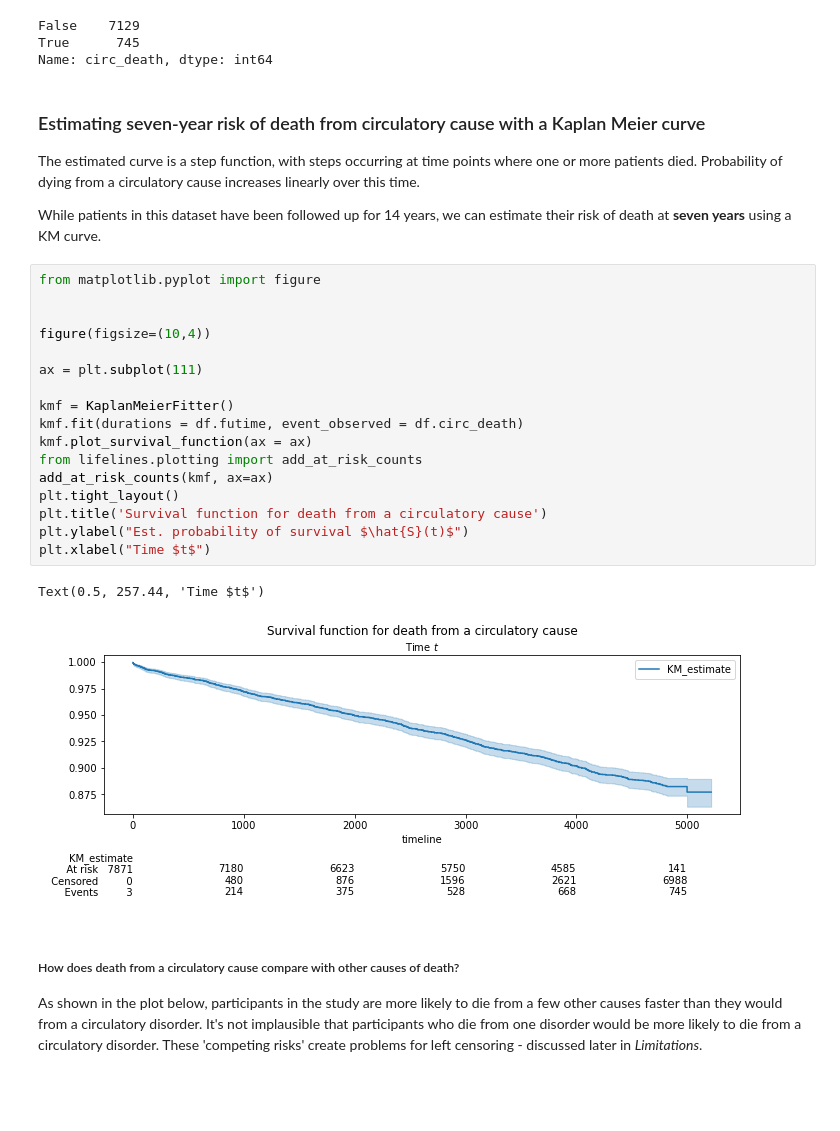
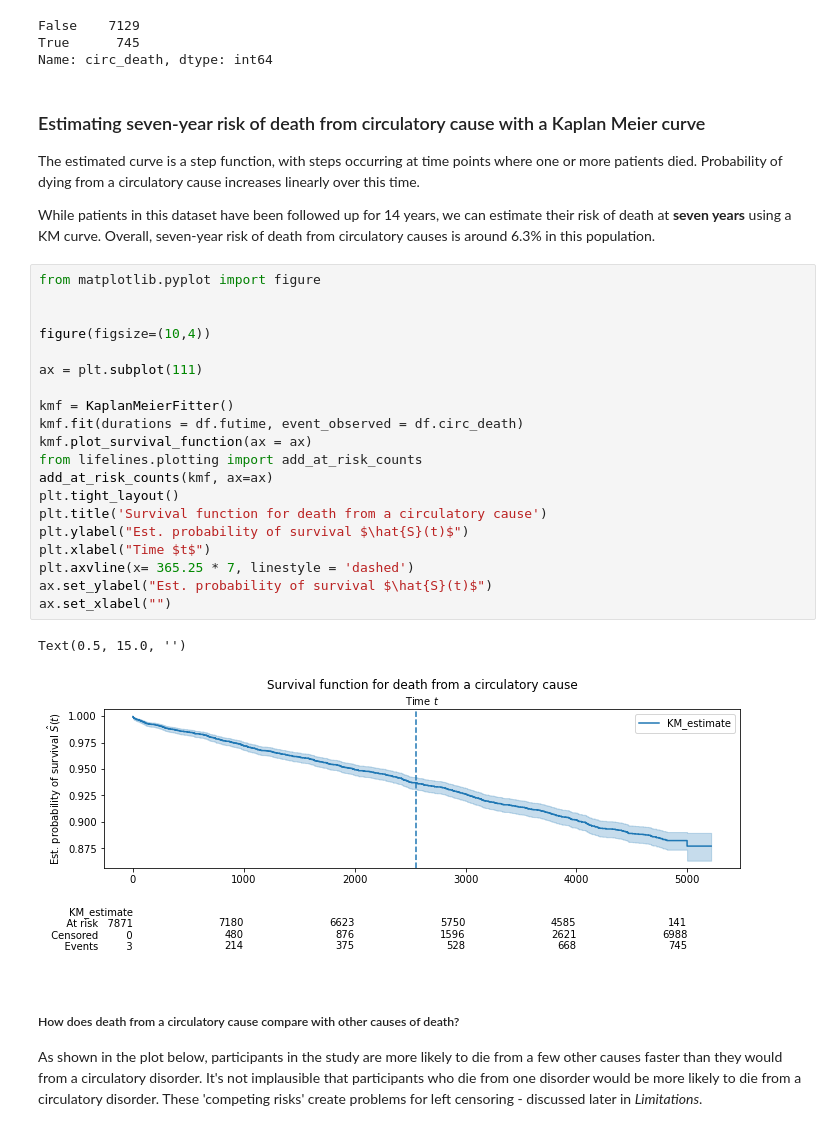
Before and after one commit to jessica-irving/risk-of-circulatory-death-7yrs, a Jupyter notebook: Risk_of_death_7yr_from_circulatory.ipynb, the cells around one changed output. Cells and saved outputs as stored; diff of their text form; blank space fills up the shorter version.

```diff
--- a/Risk_of_death_7yr_from_circulatory.ipynb
+++ b/Risk_of_death_7yr_from_circulatory.ipynb
@@ -214,27 +214,30 @@ Name: circ_death, dtype: int64
 
 The estimated curve is a step function, with steps occurring at time points where one or more patients died. Probability of dying from a circulatory cause increases linearly over this time.
 
-While patients in this dataset have been followed up for 14 years, we can estimate their risk of death at **seven years** using a KM curve.
+While patients in this dataset have been followed up for 14 years, we can estimate their risk of death at **seven years** using a KM curve. Overall, seven-year risk of death from circulatory causes is around 6.3% in this population.
 # %%
 from matplotlib.pyplot import figure
 
 
 figure(figsize=(10,4))
 
 ax = plt.subplot(111)
 
 kmf = KaplanMeierFitter()
 kmf.fit(durations = df.futime, event_observed = df.circ_death)
 kmf.plot_survival_function(ax = ax)
 from lifelines.plotting import add_at_risk_counts
 add_at_risk_counts(kmf, ax=ax)
 plt.tight_layout()
 plt.title('Survival function for death from a circulatory cause')
 plt.ylabel("Est. probability of survival $\hat{S}(t)$")
 plt.xlabel("Time $t$")
+plt.axvline(x= 365.25 * 7, linestyle = 'dashed')
+ax.set_ylabel("Est. probability of survival $\hat{S}(t)$")
+ax.set_xlabel("")
 # %% [output]
-Text(0.5, 257.44, 'Time $t$')
+Text(0.5, 15.0, '')
-[figure, old version]
+[figure, new version]
 # %% [markdown]
 ##### How does death from a circulatory cause compare with other causes of death?
 As shown in the plot below, participants in the study are more likely to die from a few other causes faster than they would from a circulatory disorder. It's not implausible that participants who die from one disorder would be more likely to die from a circulatory disorder. These 'competing risks' create problems for left censoring - discussed later in *Limitations*.
```
Also changed, not shown: parts of 7 cells of this notebook.
